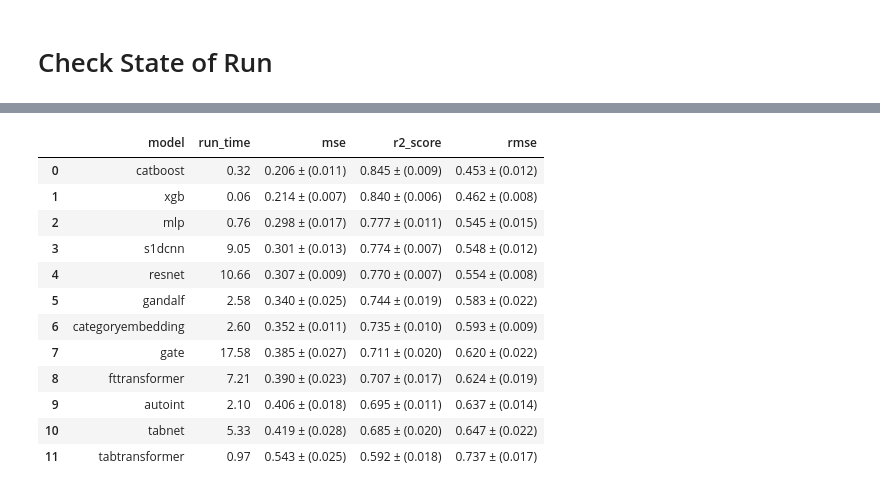
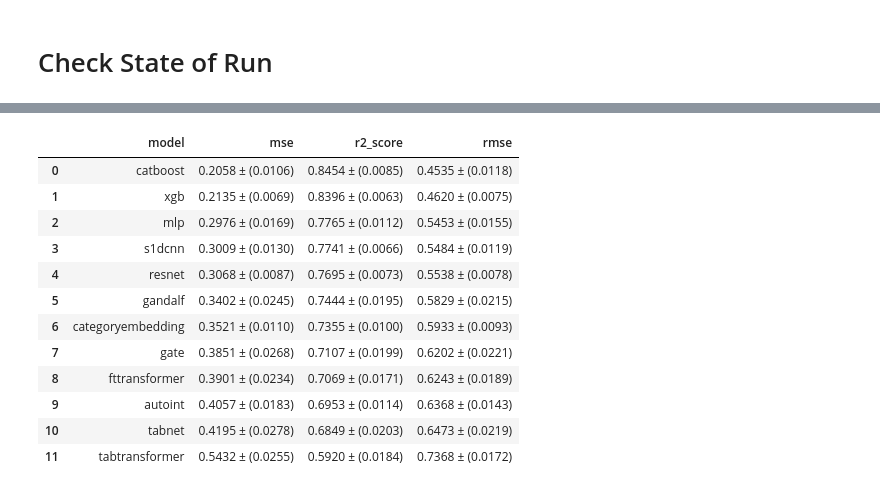
Before and after one commit to mdicio/AutoDeep, a Jupyter notebook: notebooks/ResultsExplorationBookDefault.ipynb, the cells around one changed output, grey strips where cells are left out. Saved outputs shown, nothing was run; the diff lists cells and outputs as text; code cells hidden in the pictures.

```diff
--- a/notebooks/ResultsExplorationBookDefault.ipynb
+++ b/notebooks/ResultsExplorationBookDefault.ipynb
@@ -12,6 +13,7 @@ import itertools
 pd.set_option("display.max_rows", None)
 pd.set_option("display.max_columns", None)
 # %%
-df = pd.read_csv(r"../output/DEFAULT_FINAL.csv")
+filename = "DEFAULT_FINAL"  ## insert the name of the file used in the runner.py
+df = pd.read_csv(r"../output/{filenanme}.csv")
 # %%
 # List of metric names
@@ -70,26 +74,37 @@ tomax = {
     "r2_score": True,
 }
 
+
 # Define a function to select the first row based on whether to maximize or minimize the "best_score"
 def select_first_row(group):
     metric = group["eval_metric"].iloc[0]
-    ascending = not tomax.get(metric, True)  # If metric not in tomax, assume True (maximize)
+    ascending = not tomax.get(
+        metric, True
+    )  # If metric not in tomax, assume True (maximize)
     return group.sort_values(by="best_score", ascending=ascending).iloc[0]
 
 
 # Apply the function to each group
-filtered_df = dataset.groupby(["dataset", "model", "eval_metric"]).apply(select_first_row)
+filtered_df = dataset.groupby(["dataset", "model", "eval_metric"]).apply(
+    select_first_row
+)
 # Reset the index to get a new DataFrame
 filtered_df = filtered_df.reset_index(drop=True)
 # Find the rows that maximize the specified metric for each dataset
 
 
 # Sort the DataFrame based on whether the metric is to be maximized or not
-filtered_df["ascending"] = filtered_df["eval_metric"].map({k:not v for k,v in tomax.items()})  # Create a new column for ascending order
-dfmax = filtered_df.loc[filtered_df["ascending"] == False].sort_values(by=["dataset", "eval_metric", "best_score"], ascending=[False, False, False])
-dfmin = filtered_df.loc[filtered_df["ascending"] == True].sort_values(by=["dataset", "eval_metric", "best_score"], ascending=[False, False, True])
+filtered_df["ascending"] = filtered_df["eval_metric"].map(
+    {k: not v for k, v in tomax.items()}
+)  # Create a new column for ascending order
+dfmax = filtered_df.loc[filtered_df["ascending"] == False].sort_values(
+    by=["dataset", "eval_metric", "best_score"], ascending=[False, False, False]
+)
+dfmin = filtered_df.loc[filtered_df["ascending"] == True].sort_values(
+    by=["dataset", "eval_metric", "best_score"], ascending=[False, False, True]
+)
 
-best_df = pd.concat([dfmax,dfmin])
+best_df = pd.concat([dfmax, dfmin])
 best_df.drop(columns=["ascending"], inplace=True)
 
 best_df.head(100)
@@ -216,20 +283,28 @@ def make_results_table(df, dataset_name, display_cols, metric_cols, image_name,
 # %%
-display_cols = ['model', 'run_time', 'mse','r2_score','rmse']
-metric_cols = ['mse','r2_score','rmse']
+display_cols = ["model", "mse", "r2_score", "rmse"]
+metric_cols = ["mse", "r2_score", "rmse"]
 dataset_name = "housing"
-make_results_table(best_df, dataset_name, display_cols, metric_cols, image_name = dataset_name, dpi = 1200)
+df = make_results_table(
+    best_df, dataset_name, display_cols, metric_cols, image_name=dataset_name, dpi=1200
+)
+# Apply the styling function to the specified columns
+styled_df = df.style.apply(highlight_max_row, subset=["r2_score"], axis=0).apply(
+    highlight_min_row, subset=["mse", "rmse"], axis=0
+)
+dfi.export(styled_df, f"./tables/{folder}/df_styled_{dataset_name}.png", dpi=400)
+styled_df
 # %% [output]
-|  | model | run_time | mse | r2_score | rmse |
-| 0 | catboost | 0.32 | 0.206 ± (0.011) | 0.845 ± (0.009) | 0.453 ± (0.012) |
-| 1 | xgb | 0.06 | 0.214 ± (0.007) | 0.840 ± (0.006) | 0.462 ± (0.008) |
-| 2 | mlp | 0.76 | 0.298 ± (0.017) | 0.777 ± (0.011) | 0.545 ± (0.015) |
-| 3 | s1dcnn | 9.05 | 0.301 ± (0.013) | 0.774 ± (0.007) | 0.548 ± (0.012) |
-| 4 | resnet | 10.66 | 0.307 ± (0.009) | 0.770 ± (0.007) | 0.554 ± (0.008) |
-| 5 | gandalf | 2.58 | 0.340 ± (0.025) | 0.744 ± (0.019) | 0.583 ± (0.022) |
-| 6 | categoryembedding | 2.60 | 0.352 ± (0.011) | 0.735 ± (0.010) | 0.593 ± (0.009) |
-| 7 | gate | 17.58 | 0.385 ± (0.027) | 0.711 ± (0.020) | 0.620 ± (0.022) |
-| 8 | fttransformer | 7.21 | 0.390 ± (0.023) | 0.707 ± (0.017) | 0.624 ± (0.019) |
-| 9 | autoint | 2.10 | 0.406 ± (0.018) | 0.695 ± (0.011) | 0.637 ± (0.014) |
-| 10 | tabnet | 5.33 | 0.419 ± (0.028) | 0.685 ± (0.020) | 0.647 ± (0.022) |
-| 11 | tabtransformer | 0.97 | 0.543 ± (0.025) | 0.592 ± (0.018) | 0.737 ± (0.017) |
+|  | model | mse | r2_score | rmse |
+| 0 | catboost | 0.2058 ± (0.0106) | 0.8454 ± (0.0085) | 0.4535 ± (0.0118) |
+| 1 | xgb | 0.2135 ± (0.0069) | 0.8396 ± (0.0063) | 0.4620 ± (0.0075) |
+| 2 | mlp | 0.2976 ± (0.0169) | 0.7765 ± (0.0112) | 0.5453 ± (0.0155) |
+| 3 | s1dcnn | 0.3009 ± (0.0130) | 0.7741 ± (0.0066) | 0.5484 ± (0.0119) |
+| 4 | resnet | 0.3068 ± (0.0087) | 0.7695 ± (0.0073) | 0.5538 ± (0.0078) |
+| 5 | gandalf | 0.3402 ± (0.0245) | 0.7444 ± (0.0195) | 0.5829 ± (0.0215) |
+| 6 | categoryembedding | 0.3521 ± (0.0110) | 0.7355 ± (0.0100) | 0.5933 ± (0.0093) |
+| 7 | gate | 0.3851 ± (0.0268) | 0.7107 ± (0.0199) | 0.6202 ± (0.0221) |
+| 8 | fttransformer | 0.3901 ± (0.0234) | 0.7069 ± (0.0171) | 0.6243 ± (0.0189) |
+| 9 | autoint | 0.4057 ± (0.0183) | 0.6953 ± (0.0114) | 0.6368 ± (0.0143) |
+| 10 | tabnet | 0.4195 ± (0.0278) | 0.6849 ± (0.0203) | 0.6473 ± (0.0219) |
+| 11 | tabtransformer | 0.5432 ± (0.0255) | 0.5920 ± (0.0184) | 0.7368 ± (0.0172) |
 # %%
```
Also changed, not shown: parts of 22 cells of this notebook, 27 other files.
